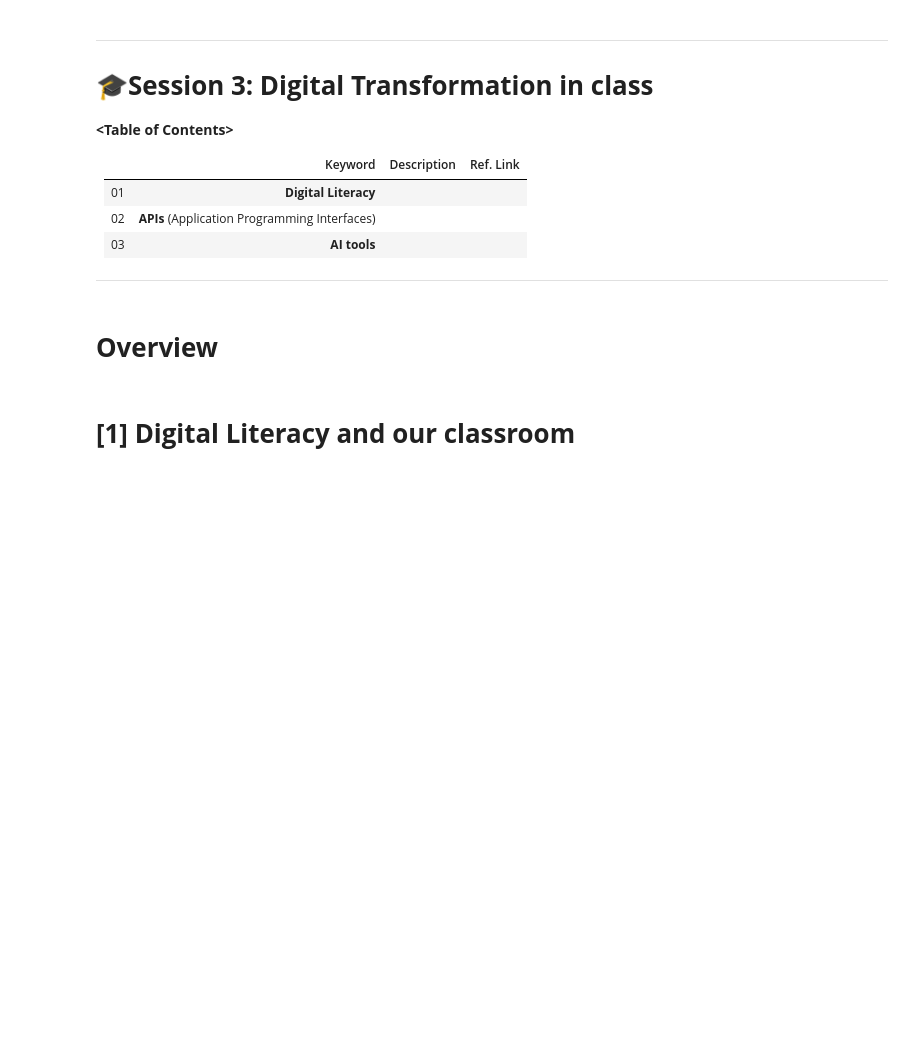
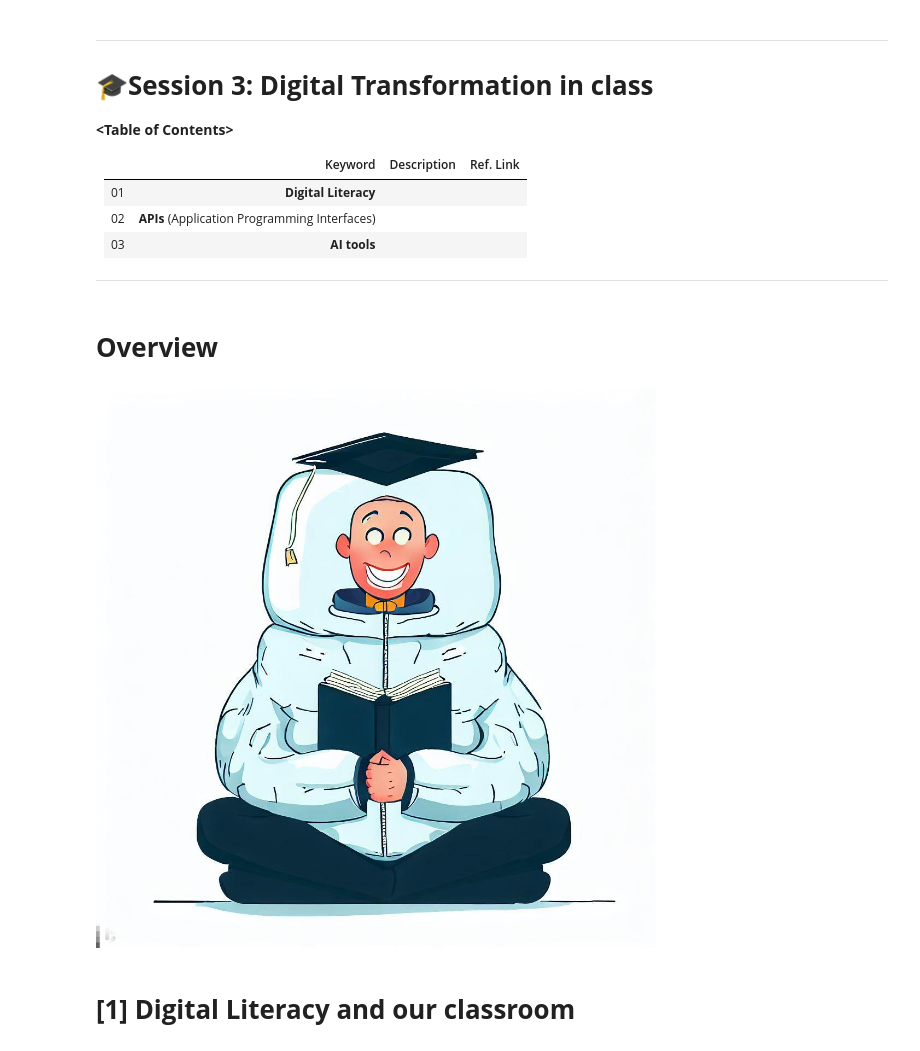
Before and after one commit to MK316/workshops, a Jupyter notebook: 20230512_GNU/GNU_session03.ipynb, the cells around one changed output. Saved outputs shown, nothing was run; the diff lists cells and outputs as text; code cells hidden in the pictures; blank space fills up the shorter version.

```diff
--- a/20230512_GNU/GNU_session03.ipynb
+++ b/20230512_GNU/GNU_session03.ipynb
@@ -17,6 +17,18 @@
 #@markdown 🌱 Setting-ups
 # %% [markdown]
 # **Overview**
+# %%
+#@markdown Slides:
+Slide_number = "0" #@param = [0,1,2,3,4,5]
+n = int(Slide_number)
+
+# Import libraries
+from IPython.display import Image
+imglist = ["https://github.com/MK316/workshops/raw/main/20230512_GNU/images/image01.jpeg"]
+url = imglist[n]
+Image(url, width = 800, height = 600)
+# %% [output]
+[figure, added]
 # %% [markdown]
 # **[1] Digital Literacy and our classroom**
 # %% [markdown]
```
